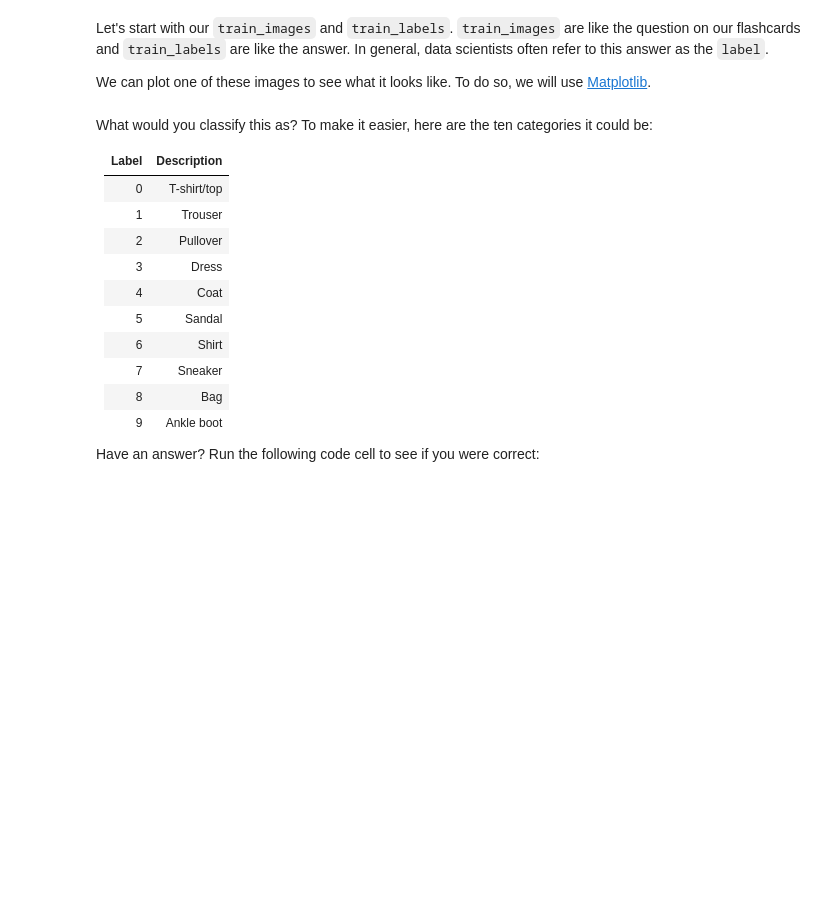
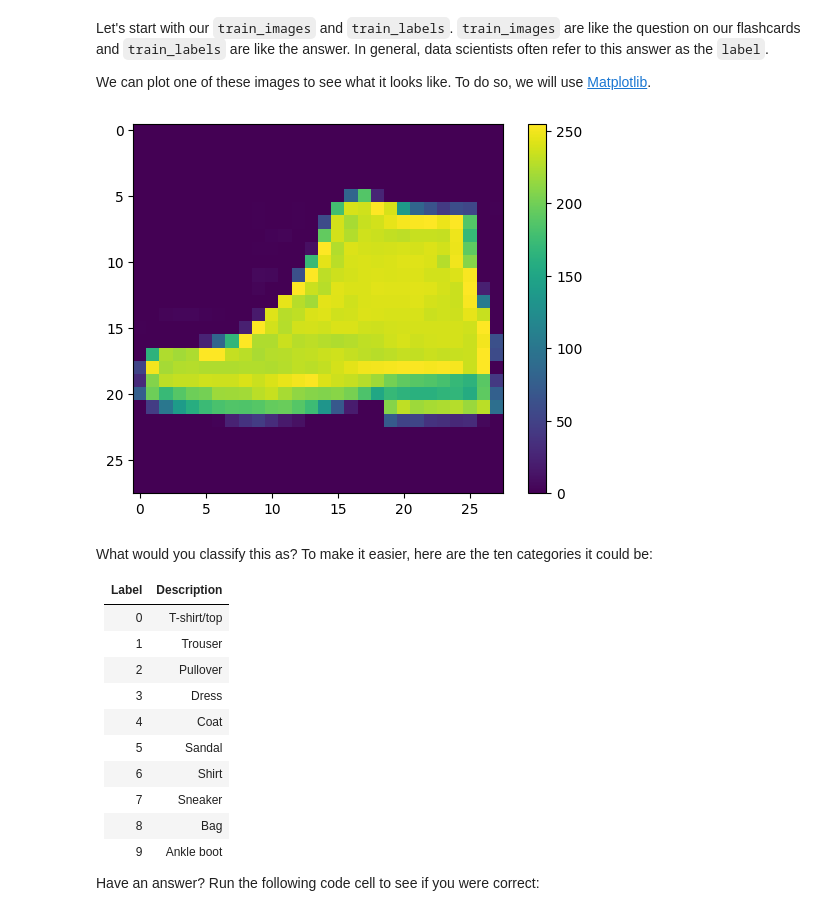
Before and after one commit to ADARSHSANJEETKUMARSINGH/Artificial-intelligence, a Jupyter notebook: building-a-brain/BuildingABrain.ipynb, the cells around one changed output. Drawn from its saved outputs; the diff is of its cells as text; code cells hidden in the pictures; blank space fills up the shorter version.

```diff
--- a/building-a-brain/BuildingABrain.ipynb
+++ b/building-a-brain/BuildingABrain.ipynb
@@ -41,14 +52,16 @@ We can plot one of these images to see what it looks like. To do so, we will use
 # %%
 import matplotlib.pyplot as plt
 
 # The question number to study with. Feel free to change up to 59999.
 data_idx = 42
 
 plt.figure()
-plt.imshow(train_images[data_idx], cmap='gray')
+plt.imshow(train_images[data_idx], cmap='viridis')
 plt.colorbar()
 plt.grid(False)
 plt.show()
+# %% [output]
+[figure, added]
 # %% [markdown]
 What would you classify this as? To make it easier, here are the ten categories it could be:
 
```
Also changed, not shown: parts of 12 cells of this notebook.
